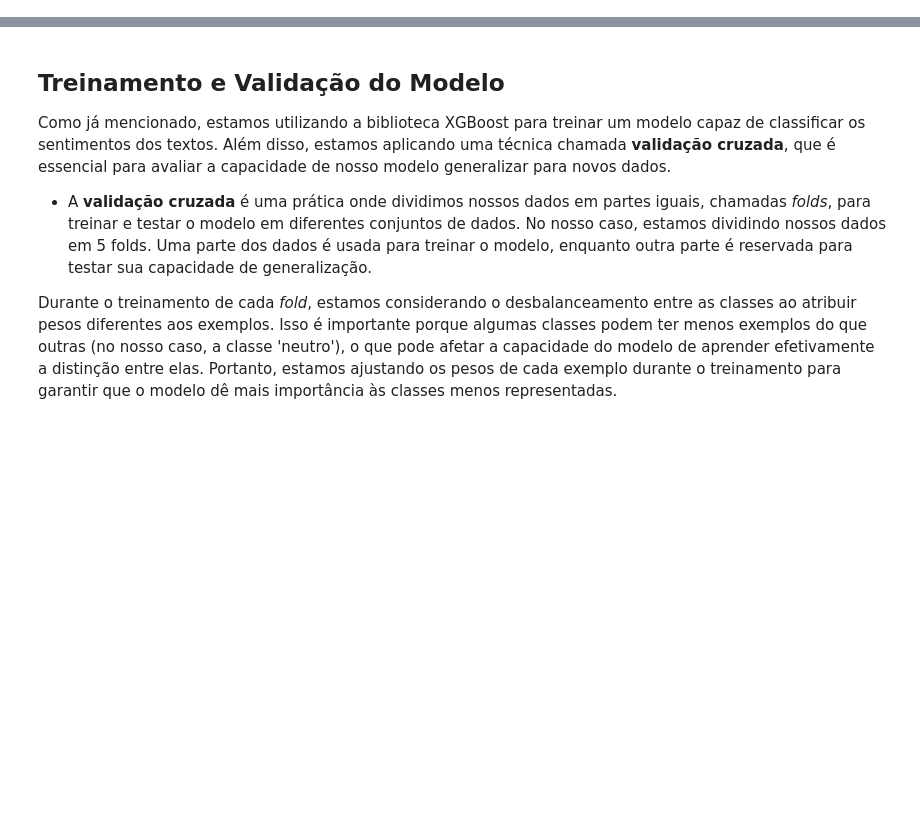
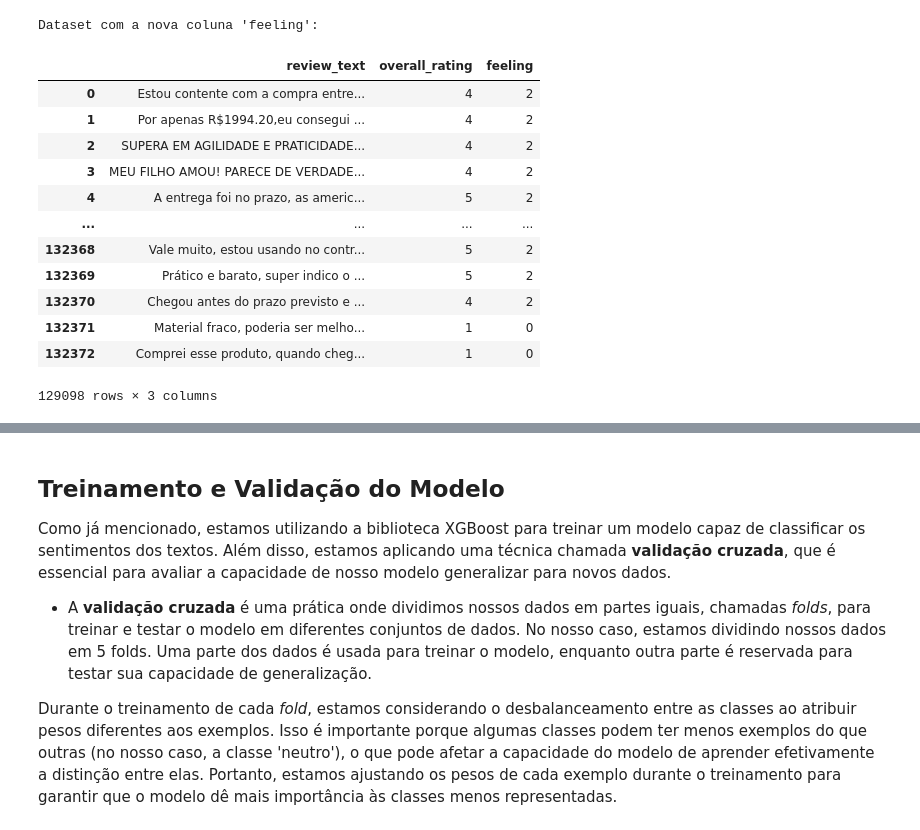
Before and after one commit to GroupHextech/api6-back, a Jupyter notebook: machineLearning/modeloXGBoost.ipynb, the cells around one changed output, grey strips where cells are left out. Saved outputs shown, nothing was run; the diff lists cells and outputs as text; code cells hidden in the pictures; blank space fills up the shorter version.

```diff
--- a/machineLearning/modeloXGBoost.ipynb
+++ b/machineLearning/modeloXGBoost.ipynb
@@ -267,0 +143,22 @@ Nós também estamos usando uma técnica para melhorar o resultado do modelo, on
+# %%
+# Cria uma nova coluna para classificar entre comentários positivos(2), negativos(0) ou neutros(1) com base na nota:
+dataset['feeling'] = np.where(dataset['overall_rating'] < 3, 0, np.where(dataset['overall_rating'] == 3, 1, 2))
+dataset = dataset[['review_text', 'overall_rating', 'feeling']]
+# Mostra os primeiros registros do dataset
+print("Dataset com a nova coluna 'feeling':")
+dataset
+# %% [output]
+Dataset com a nova coluna 'feeling':
+|  | review_text | overall_rating | feeling |
+| 0 | Estou contente com a compra entre... | 4 | 2 |
+| 1 | Por apenas R$1994.20,eu consegui ... | 4 | 2 |
+| 2 | SUPERA EM AGILIDADE E PRATICIDADE... | 4 | 2 |
+| 3 | MEU FILHO AMOU! PARECE DE VERDADE... | 4 | 2 |
+| 4 | A entrega foi no prazo, as americ... | 5 | 2 |
+| ... | ... | ... | ... |
+| 132368 | Vale muito, estou usando no contr... | 5 | 2 |
+| 132369 | Prático e barato, super indico o ... | 5 | 2 |
+| 132370 | Chegou antes do prazo previsto e ... | 4 | 2 |
+| 132371 | Material fraco, poderia ser melho... | 1 | 0 |
+| 132372 | Comprei esse produto, quando cheg... | 1 | 0 |
+129098 rows × 3 columns
```
Also changed, not shown: parts of 47 cells of this notebook, 1 other file.
